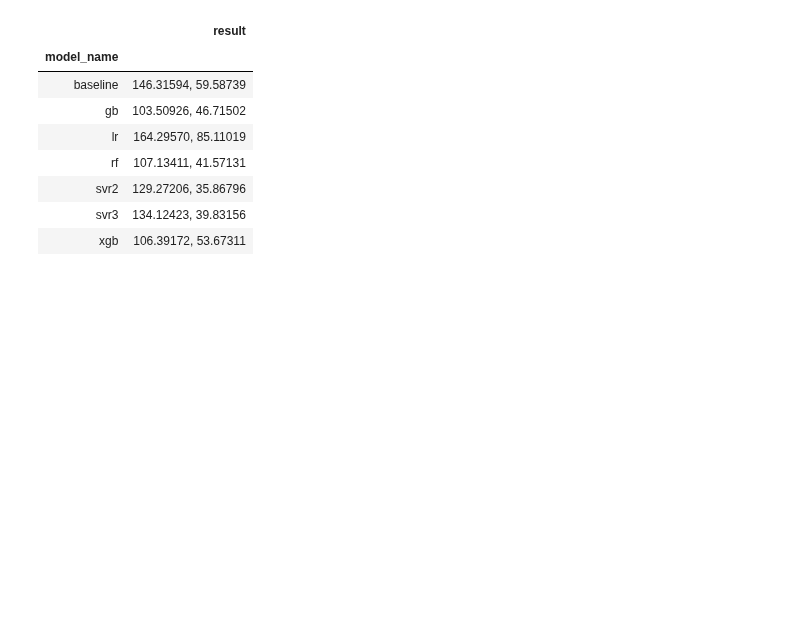
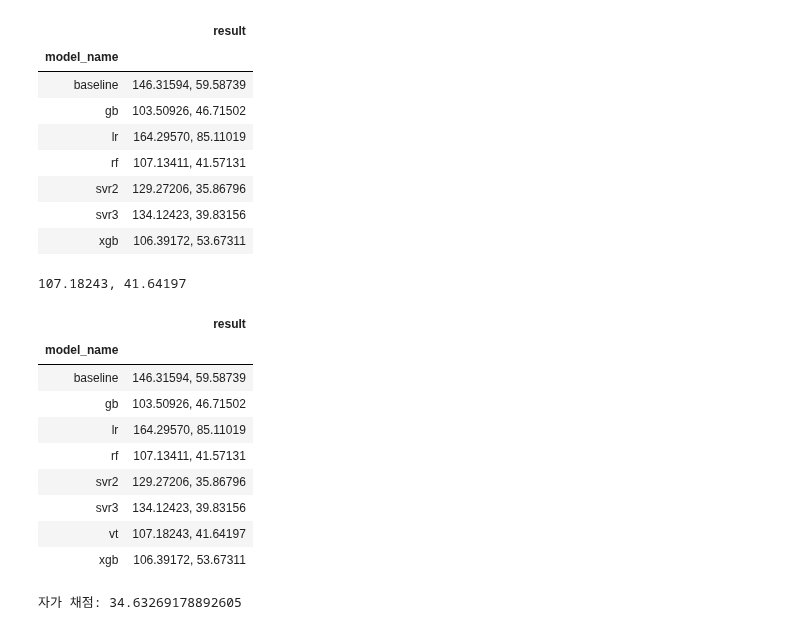
Before and after one commit to sunkusun9/DS_lv3_2404_2, a Jupyter notebook: sec_ds_lv3_prob3_prob_kaggle.ipynb, the cells around one changed output. Cells and saved outputs as stored; diff of their text form; code cells hidden in the pictures; blank space fills up the shorter version.

```diff
--- a/sec_ds_lv3_prob3_prob_kaggle.ipynb
+++ b/sec_ds_lv3_prob3_prob_kaggle.ipynb
@@ -54,8 +54,8 @@ df_elec1 = df_elec1.assign(
     AM = (df_elec1['DateHour'].dt.hour >= 12).astype('int'),
     Weekend_yn = df_elec1['DateHour'].dt.weekday.isin([5, 6]).astype('int'),
     Holiday_yn = df_elec1['DateHour'].dt.date.isin(holi).astype('int'), # df_elec1['DateHour'].dt.date는 pd.Series 입니다.
-    Avg = df_elec1.mean(axis=1),
-    TotalHour = df_elec1.sum(axis=1),
+    Avg = df_elec1[['15분', '30분', '45분', '60분']].mean(axis=1),
+    TotalHour = df_elec1[['15분', '30분', '45분', '60분']].sum(axis=1),
 )
 # %%
 df_info1 = df_info.fillna(0)
@@ -360,4 +360,33 @@ print_result("lr", result)
 # %%
 # VotingRegressor: 내일 아침 함께 해보겠습니다.
 
 from sklearn.ensemble import VotingRegressor
+
+reg_vt = VotingRegressor([
+    ('gb', reg_gb),
+    ('rf', reg_rf),
+    ('svr2', reg_svr2),
+    #('svr3', reg_svr3),
+    ('xgb', reg_xgb)
+])
+
+result = eval_model(reg_vt)
+print_result("vt", result)
+# %% [output]
+107.18243, 41.64197
+|  | result |
+| model_name |  |
+| baseline | 146.31594, 59.58739 |
+| gb | 103.50926, 46.71502 |
+| lr | 164.29570, 85.11019 |
+| rf | 107.13411, 41.57131 |
+| svr2 | 129.27206, 35.86796 |
+| svr3 | 134.12423, 39.83156 |
+| vt | 107.18243, 41.64197 |
+| xgb | 106.39172, 53.67311 |
+# %%
+# 지금 까지 나왔던 결과중 가장 좋으니 선택합니다.
+prd = select_model(reg_vt)
+print('자가 채점:', mean_absolute_error(s_kaggle_ans, prd))
+# %% [output]
+자가 채점: 34.63269178892605
```
Also changed, not shown: parts of 1 cell of this notebook.
